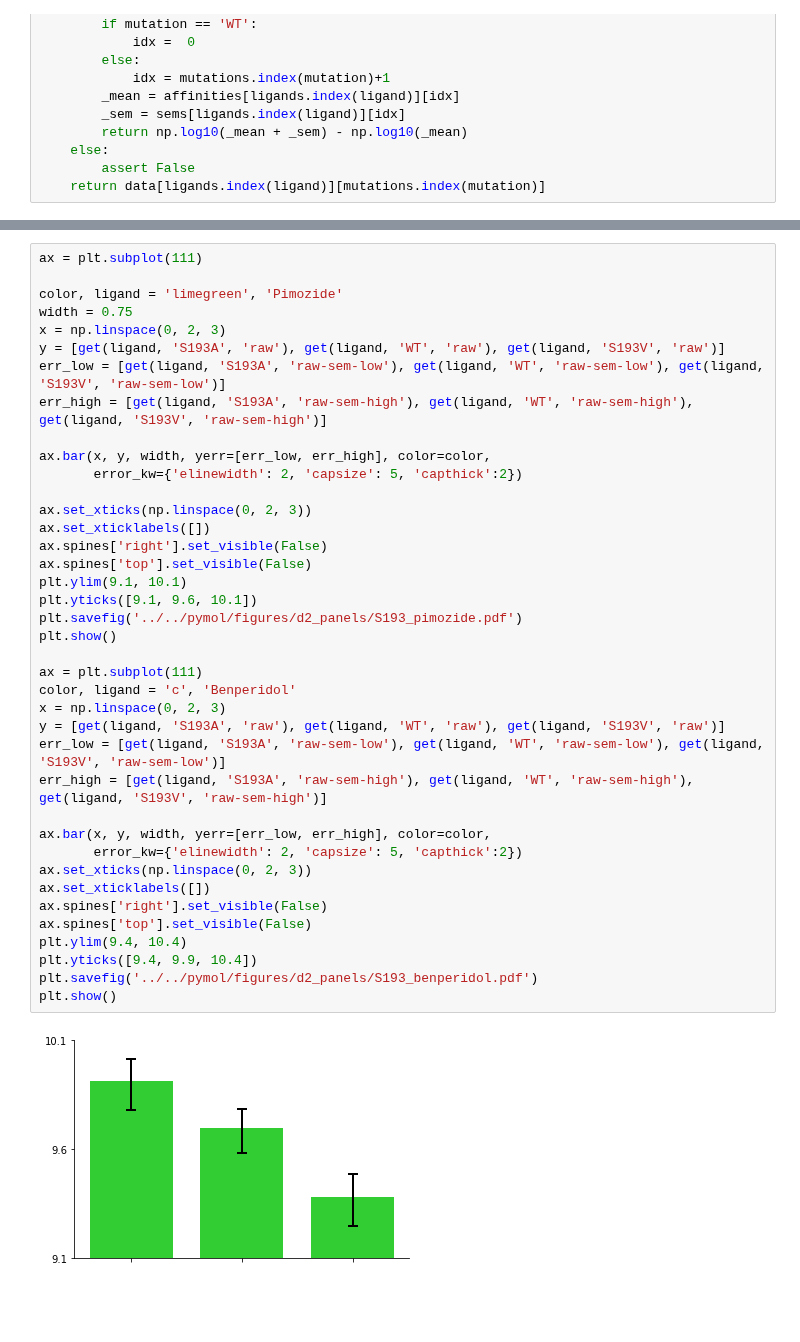
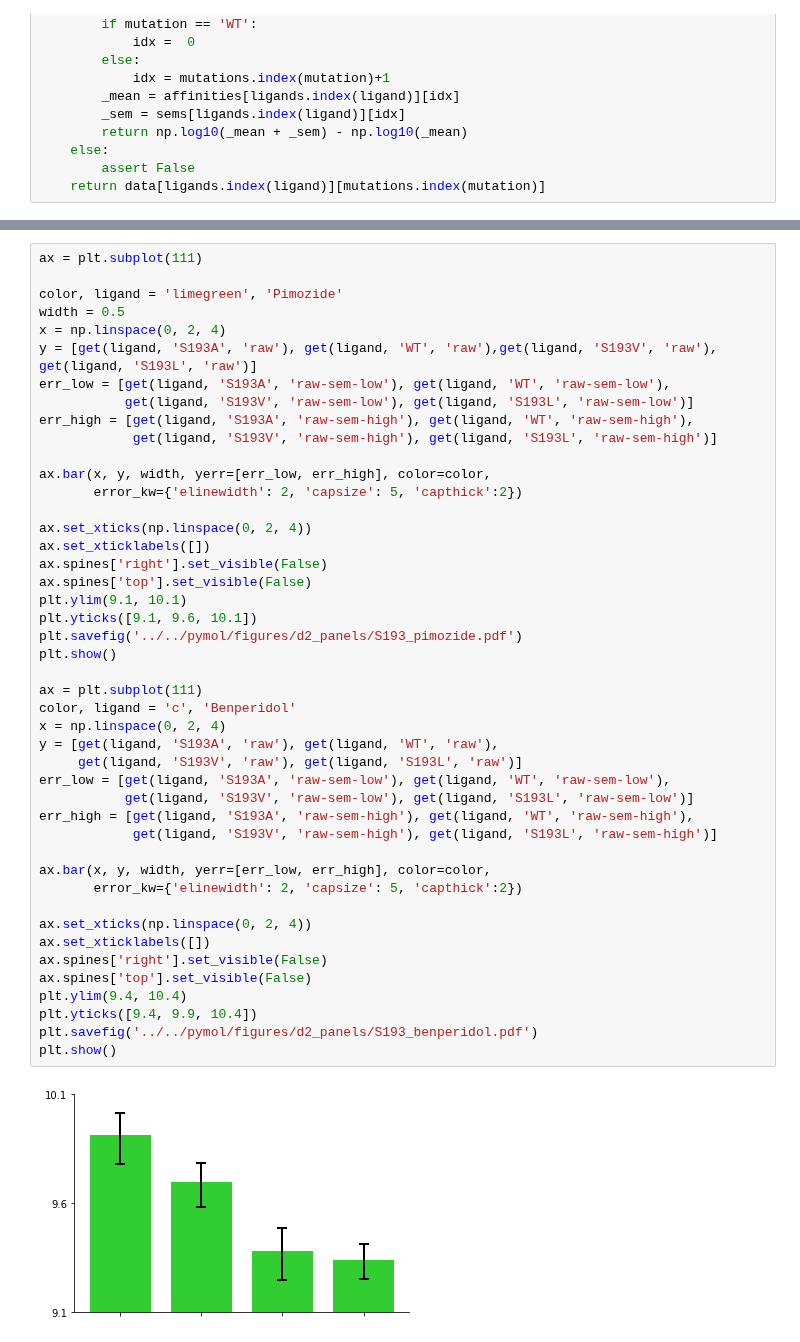
Before and after one commit to orangese/combind_multistruct_benchmarking, a Jupyter notebook: notebooks/paper/D2_mutagenesis_panels.ipynb, the cells around one changed output, grey strips where cells are left out. Drawn from its saved outputs; the diff is of its cells as text; blank space fills up the shorter version.

Commit message:
Figure updates prior to initial submission.

```diff
--- a/notebooks/paper/D2_mutagenesis_panels.ipynb
+++ b/notebooks/paper/D2_mutagenesis_panels.ipynb
@@ -102,41 +108,47 @@ plt.show()
 # %%
 ax = plt.subplot(111)
 
 color, ligand = 'limegreen', 'Pimozide'
-width = 0.75
-x = np.linspace(0, 2, 3)
-y = [get(ligand, 'S193A', 'raw'), get(ligand, 'WT', 'raw'), get(ligand, 'S193V', 'raw')]
-err_low = [get(ligand, 'S193A', 'raw-sem-low'), get(ligand, 'WT', 'raw-sem-low'), get(ligand, 'S193V', 'raw-sem-low')]
-err_high = [get(ligand, 'S193A', 'raw-sem-high'), get(ligand, 'WT', 'raw-sem-high'), get(ligand, 'S193V', 'raw-sem-high')]
+width = 0.5
+x = np.linspace(0, 2, 4)
+y = [get(ligand, 'S193A', 'raw'), get(ligand, 'WT', 'raw'),get(ligand, 'S193V', 'raw'), get(ligand, 'S193L', 'raw')]
+err_low = [get(ligand, 'S193A', 'raw-sem-low'), get(ligand, 'WT', 'raw-sem-low'),
+           get(ligand, 'S193V', 'raw-sem-low'), get(ligand, 'S193L', 'raw-sem-low')]
+err_high = [get(ligand, 'S193A', 'raw-sem-high'), get(ligand, 'WT', 'raw-sem-high'),
+            get(ligand, 'S193V', 'raw-sem-high'), get(ligand, 'S193L', 'raw-sem-high')]
 
 ax.bar(x, y, width, yerr=[err_low, err_high], color=color,
        error_kw={'elinewidth': 2, 'capsize': 5, 'capthick':2})
 
-ax.set_xticks(np.linspace(0, 2, 3))
+ax.set_xticks(np.linspace(0, 2, 4))
 ax.set_xticklabels([])
 ax.spines['right'].set_visible(False)
 ax.spines['top'].set_visible(False)
 plt.ylim(9.1, 10.1)
 plt.yticks([9.1, 9.6, 10.1])
 plt.savefig('../../pymol/figures/d2_panels/S193_pimozide.pdf')
 plt.show()
 
 ax = plt.subplot(111)
 color, ligand = 'c', 'Benperidol'
-x = np.linspace(0, 2, 3)
-y = [get(ligand, 'S193A', 'raw'), get(ligand, 'WT', 'raw'), get(ligand, 'S193V', 'raw')]
-err_low = [get(ligand, 'S193A', 'raw-sem-low'), get(ligand, 'WT', 'raw-sem-low'), get(ligand, 'S193V', 'raw-sem-low')]
-err_high = [get(ligand, 'S193A', 'raw-sem-high'), get(ligand, 'WT', 'raw-sem-high'), get(ligand, 'S193V', 'raw-sem-high')]
+x = np.linspace(0, 2, 4)
+y = [get(ligand, 'S193A', 'raw'), get(ligand, 'WT', 'raw'),
+     get(ligand, 'S193V', 'raw'), get(ligand, 'S193L', 'raw')]
+err_low = [get(ligand, 'S193A', 'raw-sem-low'), get(ligand, 'WT', 'raw-sem-low'),
+           get(ligand, 'S193V', 'raw-sem-low'), get(ligand, 'S193L', 'raw-sem-low')]
+err_high = [get(ligand, 'S193A', 'raw-sem-high'), get(ligand, 'WT', 'raw-sem-high'),
+            get(ligand, 'S193V', 'raw-sem-high'), get(ligand, 'S193L', 'raw-sem-high')]
 
 ax.bar(x, y, width, yerr=[err_low, err_high], color=color,
        error_kw={'elinewidth': 2, 'capsize': 5, 'capthick':2})
-ax.set_xticks(np.linspace(0, 2, 3))
+
+ax.set_xticks(np.linspace(0, 2, 4))
 ax.set_xticklabels([])
 ax.spines['right'].set_visible(False)
 ax.spines['top'].set_visible(False)
 plt.ylim(9.4, 10.4)
 plt.yticks([9.4, 9.9, 10.4])
 plt.savefig('../../pymol/figures/d2_panels/S193_benperidol.pdf')
 plt.show()
 # %% [output]
-[figure, old version]
+[figure, new version]
```
Also changed, not shown: parts of 7 cells of this notebook, 30 other files.
